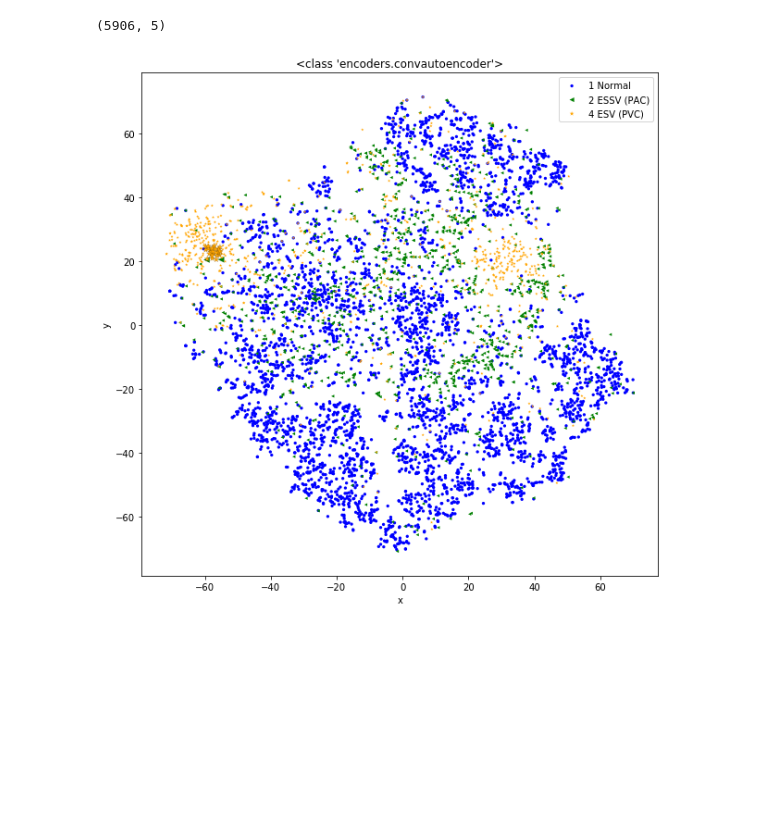
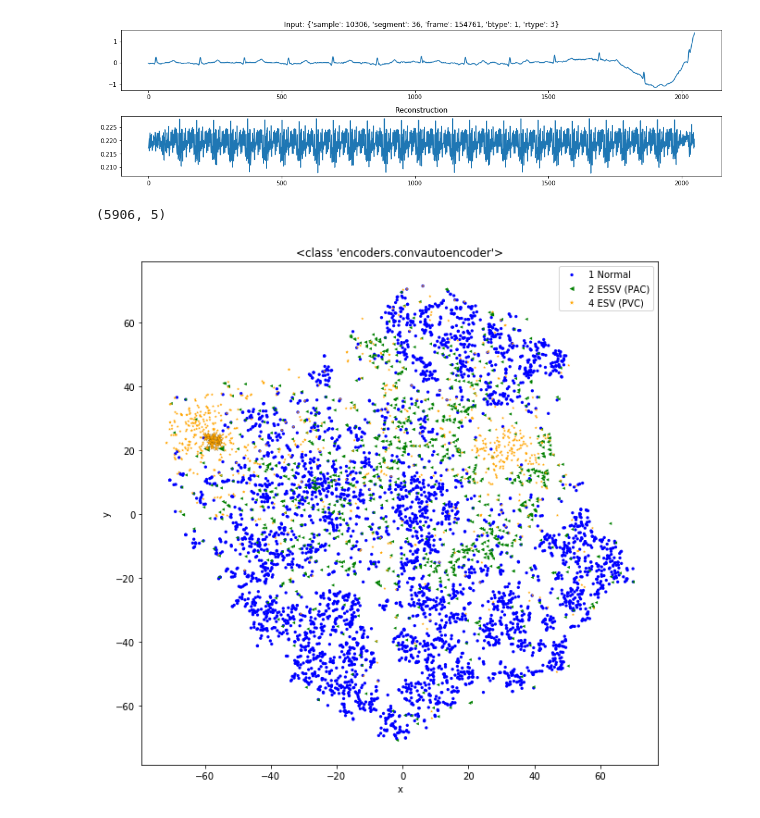
Before and after one commit to shawntan/icentia-ecg, a Jupyter notebook: notebooks/explore-embs.ipynb, the cells around one changed output. Saved outputs shown, nothing was run; the diff lists cells and outputs as text; code cells hidden in the pictures; blank space fills up the shorter version.

```diff
--- a/explore-embs.ipynb
+++ b/notebooks/explore-embs.ipynb
@@ -36,3 +41,15 @@ plt.plot(recon[0][0]);
+# %%
+height = 3; width=1;
+plt.figure(figsize=(15,6))
+plt.subplot(height, width, 1)
+plt.plot(indata);
+plt.title("Input: {}".format(dict(inlabels)))
+plt.subplot(height, width, 2)
+plt.plot(recon[0][0]);
+plt.title("Reconstruction");
+plt.tight_layout()
+# %% [output]
+[figure, added]
 # %%
 #enc = encoders.fft()
 enc = encoders.convautoencoder()
```
Also changed, not shown: parts of 7 cells of this notebook, 6 other files.
